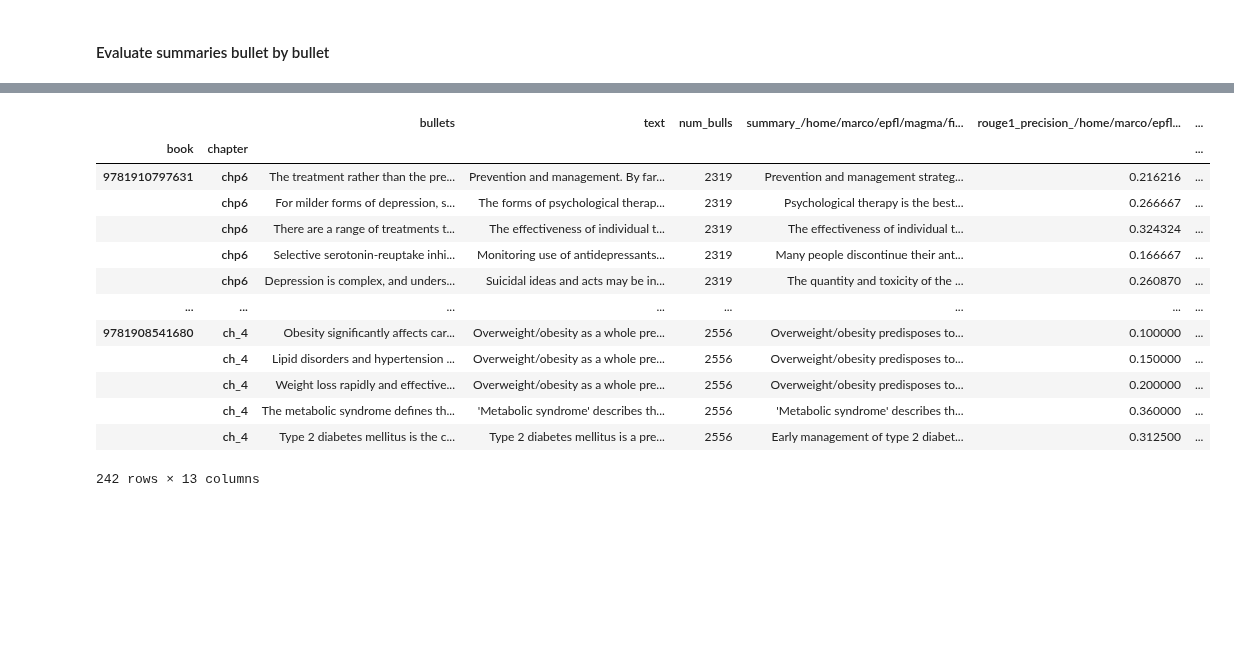
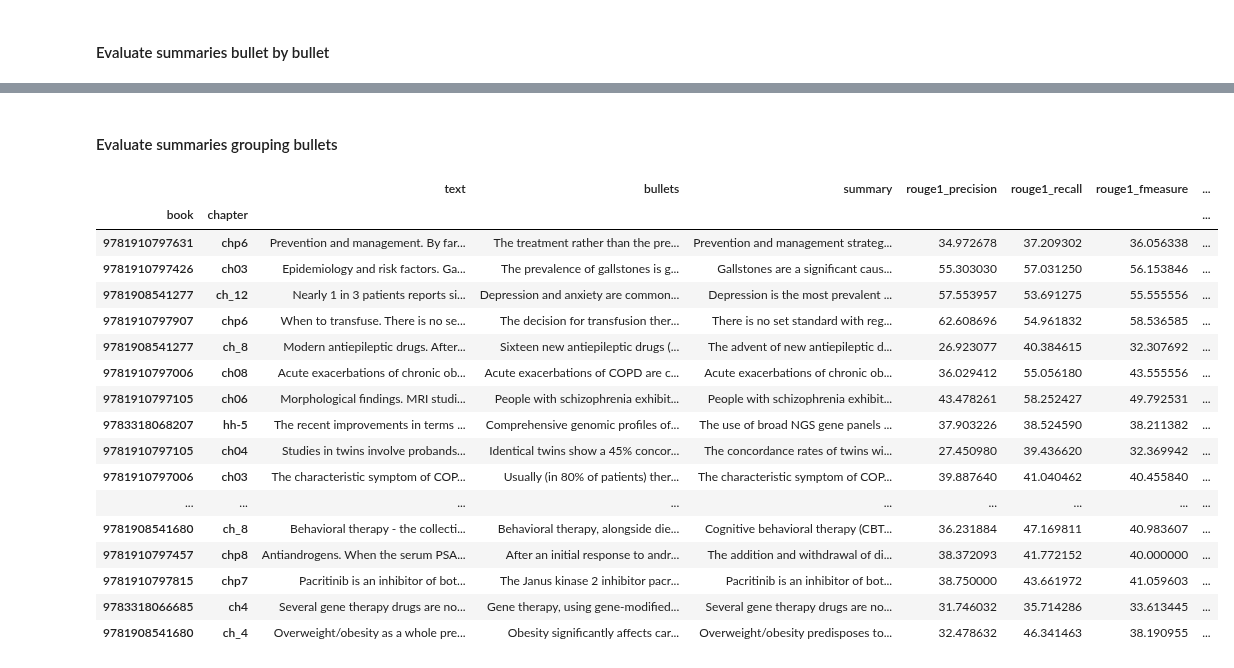
Before and after one commit to marcoabrate/transformers_magma_learning, a Jupyter notebook: summarization/assign_bullets_para_wordembed.ipynb, the cells around one changed output, grey strips where cells are left out. Drawn from its saved outputs; the diff is of its cells as text; code cells hidden in the pictures; blank space fills up the shorter version.

```diff
--- a/summarization/assign_bullets_para_wordembed.ipynb
+++ b/summarization/assign_bullets_para_wordembed.ipynb
@@ -318,3 +358,7 @@ df_test = summarize(
 from datasets import load_metric
 
 metric = load_metric("rouge")
+
+from sentence_transformers import SentenceTransformer
+
+sentence_distilroberta = SentenceTransformer('paraphrase-distilroberta-base-v1')
@@ -470,18 +404,63 @@ evaluate_model_bullet_by_bullet(df_test,
+# %% [markdown]
+#### Evaluate summaries grouping bullets
+# %%
+def evaluate_model_grouping_bullets(model_name_or_path):
+    df_eval = pd.read_csv(OUTPUT_PATH+model_name_or_path.replace('/', '?')+\
+        '.csv').set_index(['book', 'chapter'])
+
+    df_eval = df_eval.groupby(['book', 'chapter'], sort=False).agg({
+        'text': lambda t: ' '.join(list(t)),
+        'bullets': lambda b: ' '.join(list(b)),
+        'summary': lambda s: ' '.join(list(s))})
+
+    rouge_res =\
+        df_eval[['bullets', 'summary']]\
+        .apply(lambda row:
+        metric.compute(
+            predictions = [row[1]],
+            references = [row[0]],
+            rouge_types = config.ROUGE_TYPES,
+            use_agregator = False), axis=1)
+    for r in config.ROUGE_TYPES:
+        for i, prf in enumerate(['precision', 'recall', 'fmeasure']):
+            df_eval[r+'_'+prf] =\
+                rouge_res.map(lambda score: 100*score[r][0][i])
+
+    cosine_sim = lambda a, b: (np.dot(a, b) / (np.linalg.norm(a)*np.linalg.norm(b)))
+    df_eval['cosine_sim'] =\
+    df_eval[['bullets', 'summary']]\
+        .apply(lambda row:
+        100*cosine_sim(
+            sentence_distilroberta.encode(row[1]),
+            sentence_distilroberta.encode(row[0])), axis=1)
+
+    df_eval.to_csv(OUTPUT_PATH+model_name_or_path.replace('/', '?')+'_grouped.csv')
+
+    return df_eval
 # %%
-evaluate_model_bullet_by_bullet(df_test,
+evaluate_model_grouping_bullets('sshleifer/distilbart-cnn-12-6')
+
+evaluate_model_grouping_bullets(
+    magma_dir+'fine-tuning/sshleifer?distilbart-cnn-12-6_karger_books_para_wordembed_train/')
+
+evaluate_model_grouping_bullets(
     magma_dir+'fine-tuning/sshleifer?distilbart-cnn-12-6_karger_books_para_wordembed_no_freeze_train/')
 # %% [output]
-|  |  | bullets | text | num_bulls | summary_/home/marco/epfl/magma/fi... | rouge1_precision_/home/marco/epfl... | ... |
-| book | chapter |  |  |  |  |  | ... |
-| 9781910797631 | chp6 | The treatment rather than the pre... | Prevention and management. By far... | 2319 | Prevention and management strateg... | 0.216216 | ... |
-|  | chp6 | For milder forms of depression, s... | The forms of psychological therap... | 2319 | Psychological therapy is the best... | 0.266667 | ... |
-|  | chp6 | There are a range of treatments t... | The effectiveness of individual t... | 2319 | The effectiveness of individual t... | 0.324324 | ... |
-|  | chp6 | Selective serotonin-reuptake inhi... | Monitoring use of antidepressants... | 2319 | Many people discontinue their ant... | 0.166667 | ... |
-|  | chp6 | Depression is complex, and unders... | Suicidal ideas and acts may be in... | 2319 | The quantity and toxicity of the ... | 0.260870 | ... |
-| ... | ... | ... | ... | ... | ... | ... | ... |
-| 9781908541680 | ch_4 | Obesity significantly affects car... | Overweight/obesity as a whole pre... | 2556 | Overweight/obesity predisposes to... | 0.100000 | ... |
-|  | ch_4 | Lipid disorders and hypertension ... | Overweight/obesity as a whole pre... | 2556 | Overweight/obesity predisposes to... | 0.150000 | ... |
-|  | ch_4 | Weight loss rapidly and effective... | Overweight/obesity as a whole pre... | 2556 | Overweight/obesity predisposes to... | 0.200000 | ... |
-|  | ch_4 | The metabolic syndrome defines th... | 'Metabolic syndrome' describes th... | 2556 | 'Metabolic syndrome' describes th... | 0.360000 | ... |
-|  | ch_4 | Type 2 diabetes mellitus is the c... | Type 2 diabetes mellitus is a pre... | 2556 | Early management of type 2 diabet... | 0.312500 | ... |
+|  |  | text | bullets | summary | rouge1_precision | rouge1_recall | rouge1_fmeasure | ... |
+| book | chapter |  |  |  |  |  |  | ... |
+| 9781910797631 | chp6 | Prevention and management. By far... | The treatment rather than the pre... | Prevention and management strateg... | 34.972678 | 37.209302 | 36.056338 | ... |
+| 9781910797426 | ch03 | Epidemiology and risk factors. Ga... | The prevalence of gallstones is g... | Gallstones are a significant caus... | 55.303030 | 57.031250 | 56.153846 | ... |
+| 9781908541277 | ch_12 | Nearly 1 in 3 patients reports si... | Depression and anxiety are common... | Depression is the most prevalent ... | 57.553957 | 53.691275 | 55.555556 | ... |
+| 9781910797907 | chp6 | When to transfuse. There is no se... | The decision for transfusion ther... | There is no set standard with reg... | 62.608696 | 54.961832 | 58.536585 | ... |
+| 9781908541277 | ch_8 | Modern antiepileptic drugs. After... | Sixteen new antiepileptic drugs (... | The advent of new antiepileptic d... | 26.923077 | 40.384615 | 32.307692 | ... |
+| 9781910797006 | ch08 | Acute exacerbations of chronic ob... | Acute exacerbations of COPD are c... | Acute exacerbations of chronic ob... | 36.029412 | 55.056180 | 43.555556 | ... |
+| 9781910797105 | ch06 | Morphological findings. MRI studi... | People with schizophrenia exhibit... | People with schizophrenia exhibit... | 43.478261 | 58.252427 | 49.792531 | ... |
+| 9783318068207 | hh-5 | The recent improvements in terms ... | Comprehensive genomic profiles of... | The use of broad NGS gene panels ... | 37.903226 | 38.524590 | 38.211382 | ... |
+| 9781910797105 | ch04 | Studies in twins involve probands... | Identical twins show a 45% concor... | The concordance rates of twins wi... | 27.450980 | 39.436620 | 32.369942 | ... |
+| 9781910797006 | ch03 | The characteristic symptom of COP... | Usually (in 80% of patients) ther... | The characteristic symptom of COP... | 39.887640 | 41.040462 | 40.455840 | ... |
+| ... | ... | ... | ... | ... | ... | ... | ... | ... |
+| 9781908541680 | ch_8 | Behavioral therapy - the collecti... | Behavioral therapy, alongside die... | Cognitive behavioral therapy (CBT... | 36.231884 | 47.169811 | 40.983607 | ... |
+| 9781910797457 | chp8 | Antiandrogens. When the serum PSA... | After an initial response to andr... | The addition and withdrawal of di... | 38.372093 | 41.772152 | 40.000000 | ... |
+| 9781910797815 | chp7 | Pacritinib is an inhibitor of bot... | The Janus kinase 2 inhibitor pacr... | Pacritinib is an inhibitor of bot... | 38.750000 | 43.661972 | 41.059603 | ... |
+| 9783318066685 | ch4 | Several gene therapy drugs are no... | Gene therapy, using gene-modified... | Several gene therapy drugs are no... | 31.746032 | 35.714286 | 33.613445 | ... |
+| 9781908541680 | ch_4 | Overweight/obesity as a whole pre... | Obesity significantly affects car... | Overweight/obesity predisposes to... | 32.478632 | 46.341463 | 38.190955 | ... |
-242 rows × 13 columns
```
Also changed, not shown: parts of 27 cells of this notebook, 8 other files.
